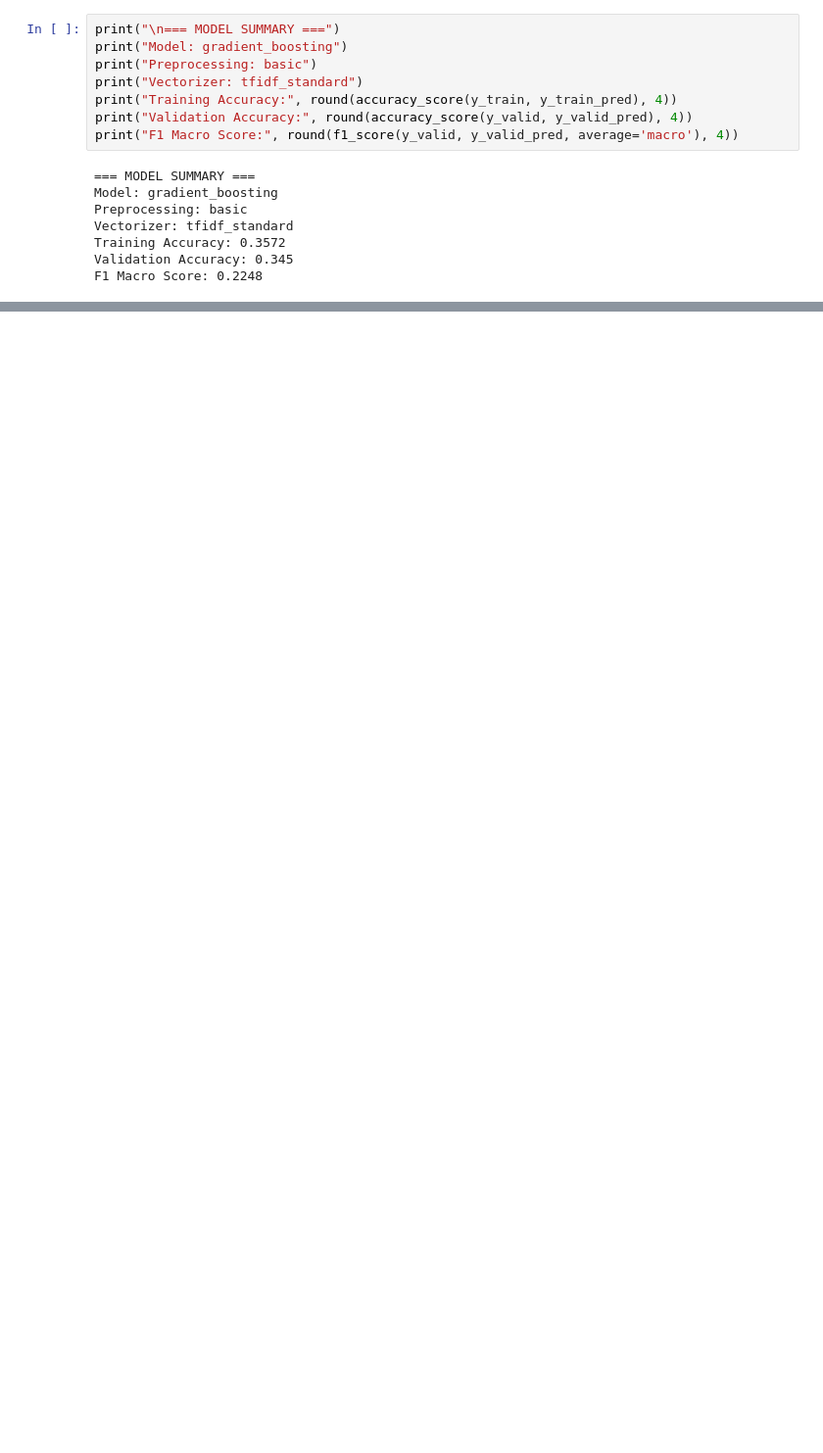
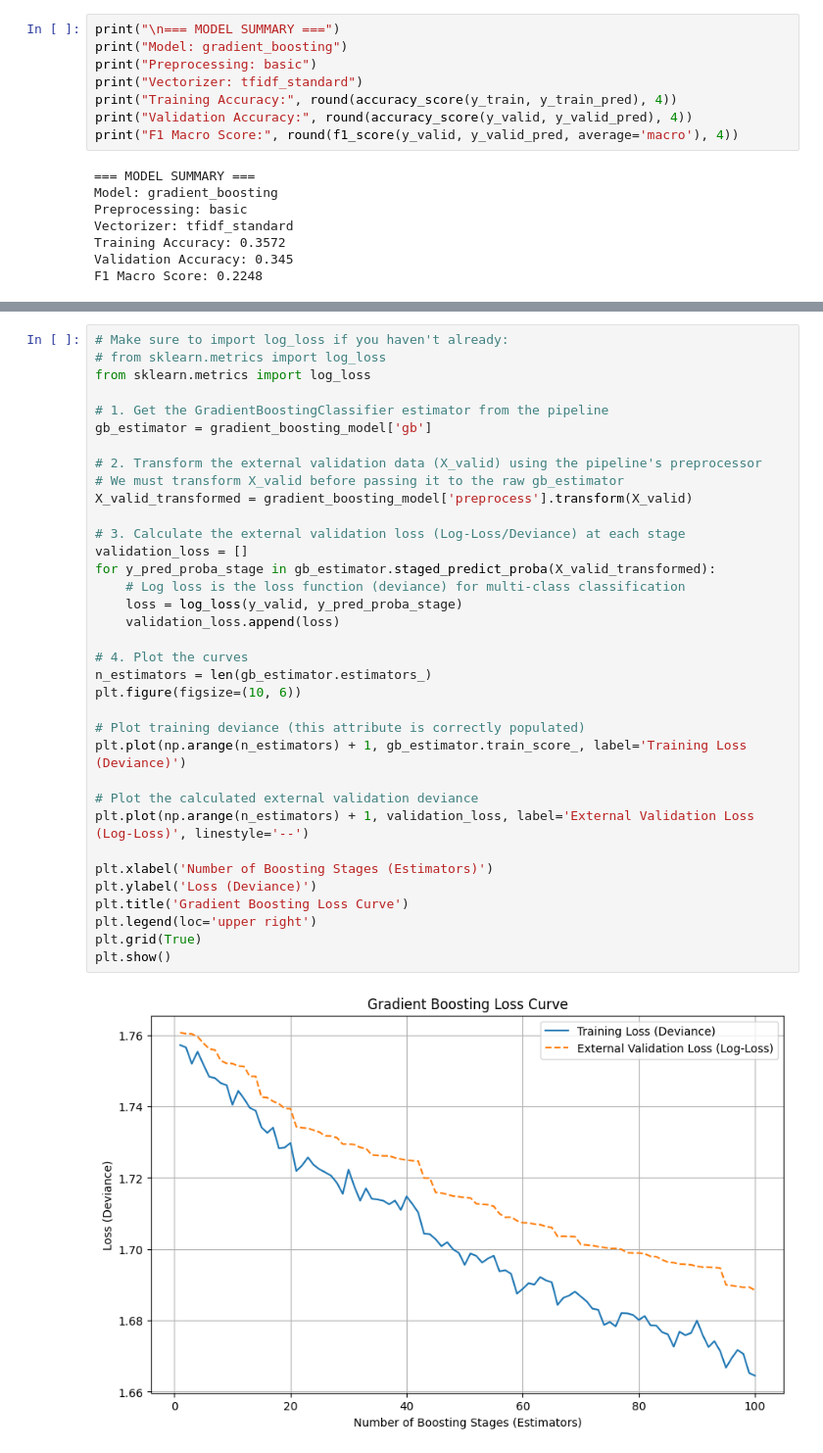
Before and after one commit to MohammedRaghib/Capstone-Project-ML2, a Jupyter notebook: GradientBoosting.ipynb, the cells around one changed output, grey strips where cells are left out. Shown: that part at 98% size. Cells and saved outputs as stored; diff of their text form; blank space fills up the shorter version.

Commit message:
loss curves and error analysis

```diff
--- a/GradientBoosting.ipynb
+++ b/GradientBoosting.ipynb
@@ -212,2 +212,39 @@ joblib.dump(gradient_boosting_model, 'gradient_boosting_model.joblib')
 # %% [output]
 ['gradient_boosting_model.joblib']
+# %%
+# Make sure to import log_loss if you haven't already:
+# from sklearn.metrics import log_loss
+from sklearn.metrics import log_loss
+
+# 1. Get the GradientBoostingClassifier estimator from the pipeline
+gb_estimator = gradient_boosting_model['gb']
+
+# 2. Transform the external validation data (X_valid) using the pipeline's preprocessor
+# We must transform X_valid before passing it to the raw gb_estimator
+X_valid_transformed = gradient_boosting_model['preprocess'].transform(X_valid)
+
+# 3. Calculate the external validation loss (Log-Loss/Deviance) at each stage
+validation_loss = []
+for y_pred_proba_stage in gb_estimator.staged_predict_proba(X_valid_transformed):
+    # Log loss is the loss function (deviance) for multi-class classification
+    loss = log_loss(y_valid, y_pred_proba_stage)
+    validation_loss.append(loss)
+
+# 4. Plot the curves
+n_estimators = len(gb_estimator.estimators_)
+plt.figure(figsize=(10, 6))
+
+# Plot training deviance (this attribute is correctly populated)
+plt.plot(np.arange(n_estimators) + 1, gb_estimator.train_score_, label='Training Loss (Deviance)')
+
+# Plot the calculated external validation deviance
+plt.plot(np.arange(n_estimators) + 1, validation_loss, label='External Validation Loss (Log-Loss)', linestyle='--')
+
+plt.xlabel('Number of Boosting Stages (Estimators)')
+plt.ylabel('Loss (Deviance)')
+plt.title('Gradient Boosting Loss Curve')
+plt.legend(loc='upper right')
+plt.grid(True)
+plt.show()
+# %% [output]
+[figure, added]
```
Also changed, not shown: parts of 1 cell of this notebook, 2 other files.
